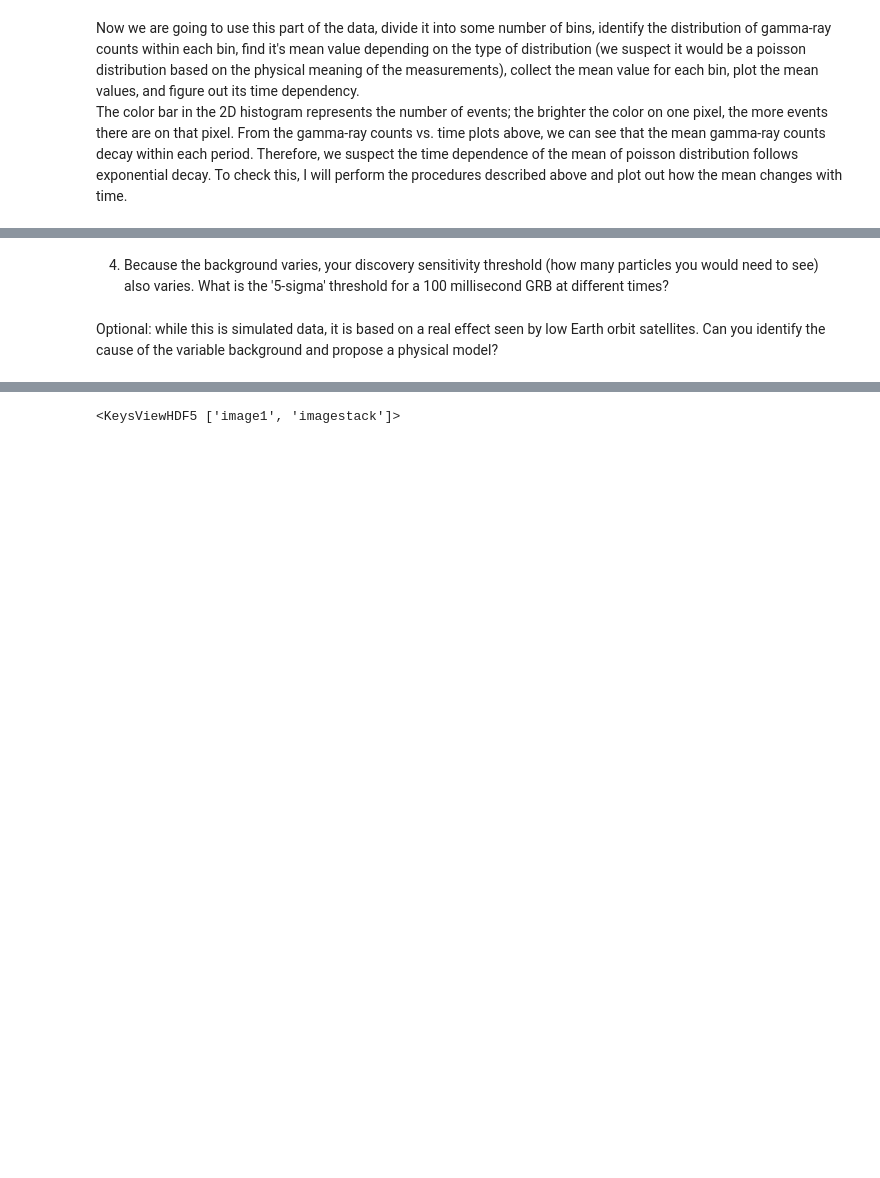
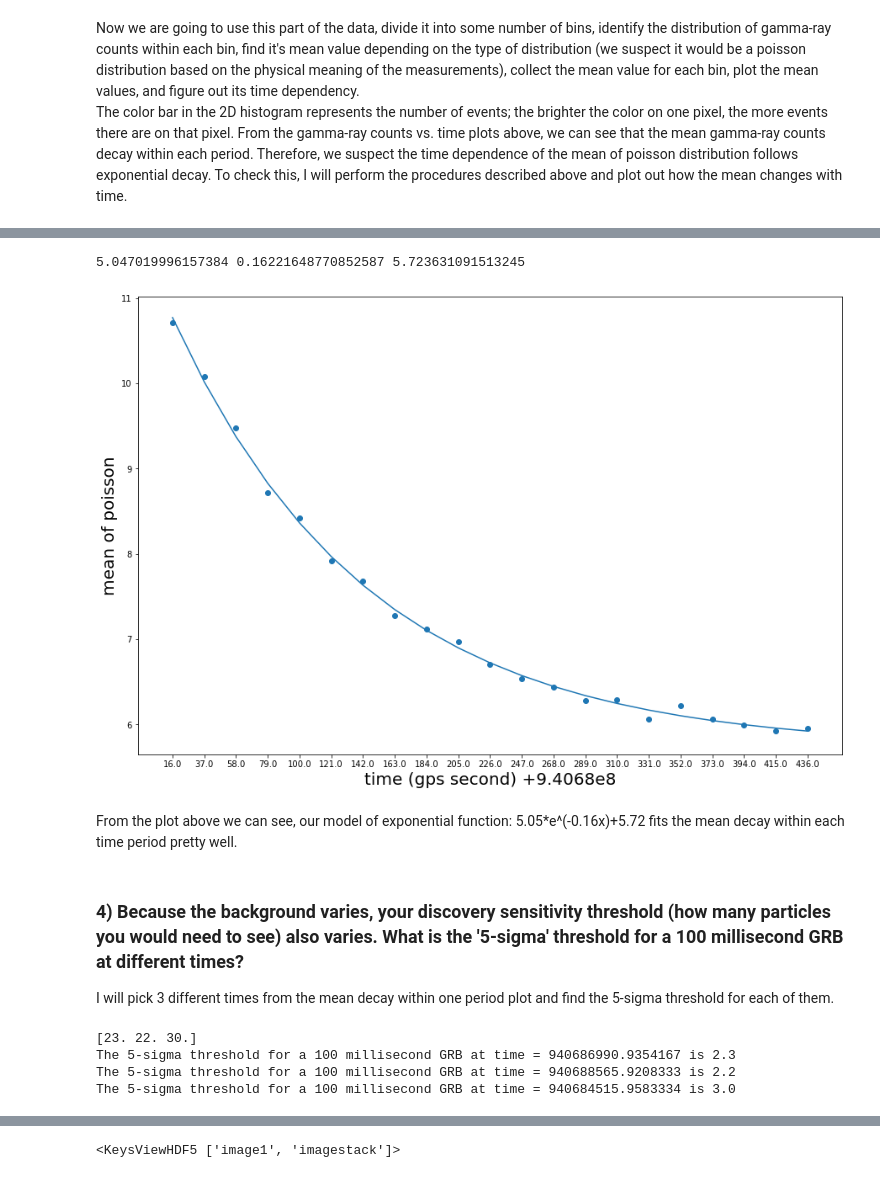
Before and after one commit to an9elaxz/PHYS-434, a Jupyter notebook: Lab4.ipynb, the cells around one changed output, grey strips where cells are left out. Cells and saved outputs as stored; diff of their text form; code cells hidden in the pictures; blank space fills up the shorter version.

```diff
--- a/Lab4.ipynb
+++ b/Lab4.ipynb
@@ -213,6 +280,65 @@ plt.plot(x_mean, mean);
+# %%
+# define exp function
+def func(x, a, b, c):
+    return a * np.exp(-b * x) + c
+
+x_exp = np.arange(0, mean[peak_index:index_end[0][0]].size, 1)
+x_exp_2 = np.arange(0, mean[peak_index:index_end[0][0]].size, 1)
+opt, pcov = curve_fit(func, x_exp, mean[peak_index:index_end[0][0]])
+a, b, c = opt
+y_exp = func(x_exp, a, b, c)
+
+fig, ax = plt.subplots(1, 1, figsize=(15, 10))
+plt.xticks(x_exp_2, np.arange(x_mean[0], x_mean[x_mean.size-1], x_exp_2.size)-9.4068e8);
+plt.plot(x_exp, y_exp);
+plt.scatter(x_exp_2, mean[peak_index:index_end[0][0]]);
+plt.xlabel("time (gps second) +9.4068e8", fontsize = 20);
+plt.ylabel("mean of poisson", fontsize = 20);
+print(a, b, c)
+# %% [output]
+5.047019996157384 0.16221648770852587 5.723631091513245
+[figure, added]
+# %% [markdown]
+From the plot above we can see, our model of exponential function: 5.05*e^(-0.16x)+5.72 fits the mean decay within each time period pretty well.
 # %% [markdown]
-4) Because the background varies, your discovery sensitivity threshold (how many particles you would need to see) also varies. What is the '5-sigma' threshold for a 100 millisecond GRB at different times?
+### 4) Because the background varies, your discovery sensitivity threshold (how many particles you would need to see) also varies. What is the '5-sigma' threshold for a 100 millisecond GRB at different times?
+I will pick 3 different times from the mean decay within one period plot and find the 5-sigma threshold for each of them.
-# %% [markdown]
-Optional: while this is simulated data, it is based on a real effect seen by low Earth orbit satellites. Can you identify the cause of the variable background and propose a physical model?
+# %%
+## first find 3 different times randomly
+times = np.random.choice(x_mean[peak_index:index_end[0][0]], size = 3)
+# print(times)
+
+## find the mean of poisson corresponds to each time
+# create an empty array to store all mean of poisson
+mean_poisson = np.empty(0)
+
+for i in range(times.size):
+    index = np.where(x_mean[peak_index:index_end[0][0]] == times[i])
+#     print(index[0][0])
+    mean_poisson = np.append(mean_poisson, mean[peak_index:index_end[0][0]][index])
+# print(mean_poisson)
+
+## now we've found the mean, we need to calculate 5-sigma for each poisson
+# first calculate the probability corresponds to 5-sigma
+probability = norm.sf(5)
+# create an empty array for signal values corresponds to different mean
+signals = np.empty(0)
+for i in range(3):
+    signals = np.append(signals, poisson.isf(probability, mean_poisson[i]))
+print(signals)
+
+# since our time data is in gps second, the results stored in signals are GRB for 1s
+# but the problem asks for 100 millisecond GRB so we need to take the average of the signals to get the signals for 100 milisecond
+# 100 milisecond = 0.1 second
+signals = signals / 10
+
+# print out the results
+for i in range(3):
+    print("The 5-sigma threshold for a 100 millisecond GRB at time = " + str(times[i]) + " is " + str(signals[i]))
+# %% [output]
+[23. 22. 30.]
+The 5-sigma threshold for a 100 millisecond GRB at time = 940686990.9354167 is 2.3
+The 5-sigma threshold for a 100 millisecond GRB at time = 940688565.9208333 is 2.2
+The 5-sigma threshold for a 100 millisecond GRB at time = 940684515.9583334 is 3.0
 # %% [markdown]
 ## Problem 2
```
Also changed, not shown: parts of 55 cells of this notebook.
